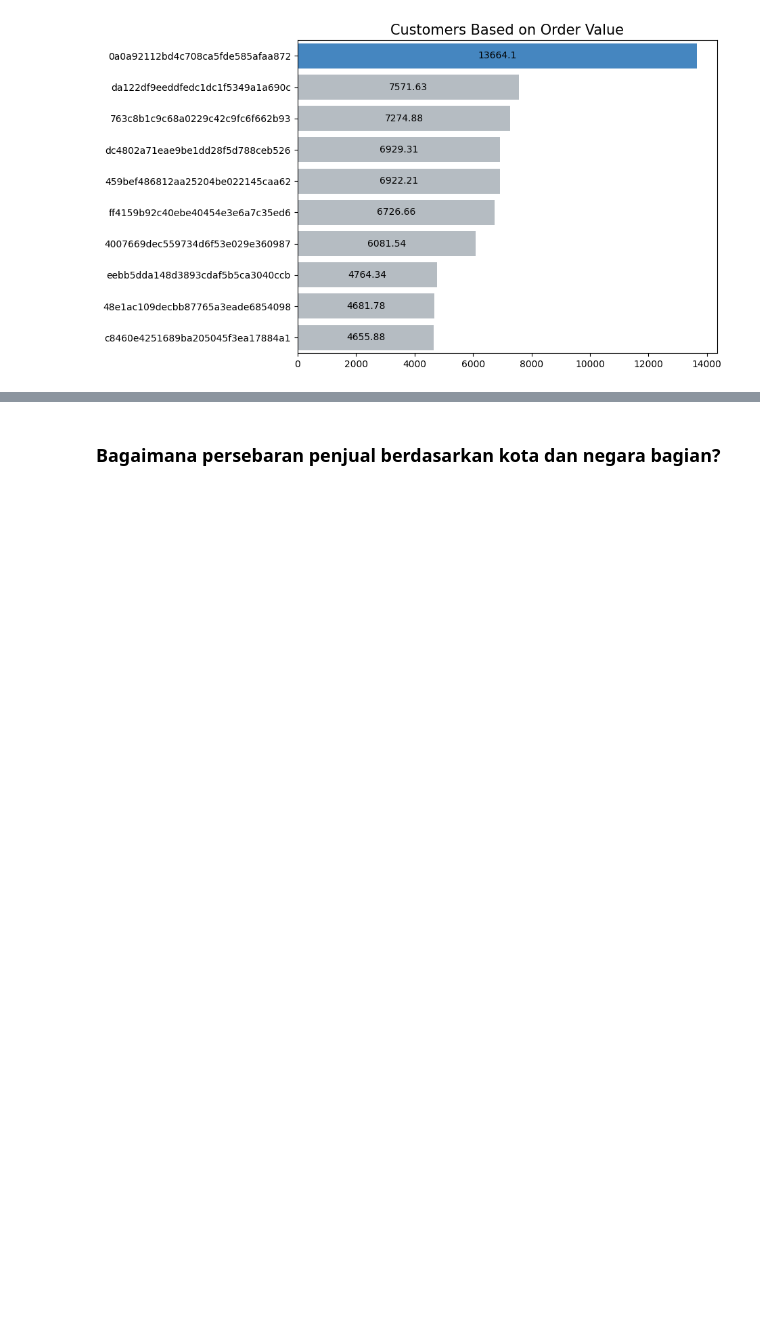
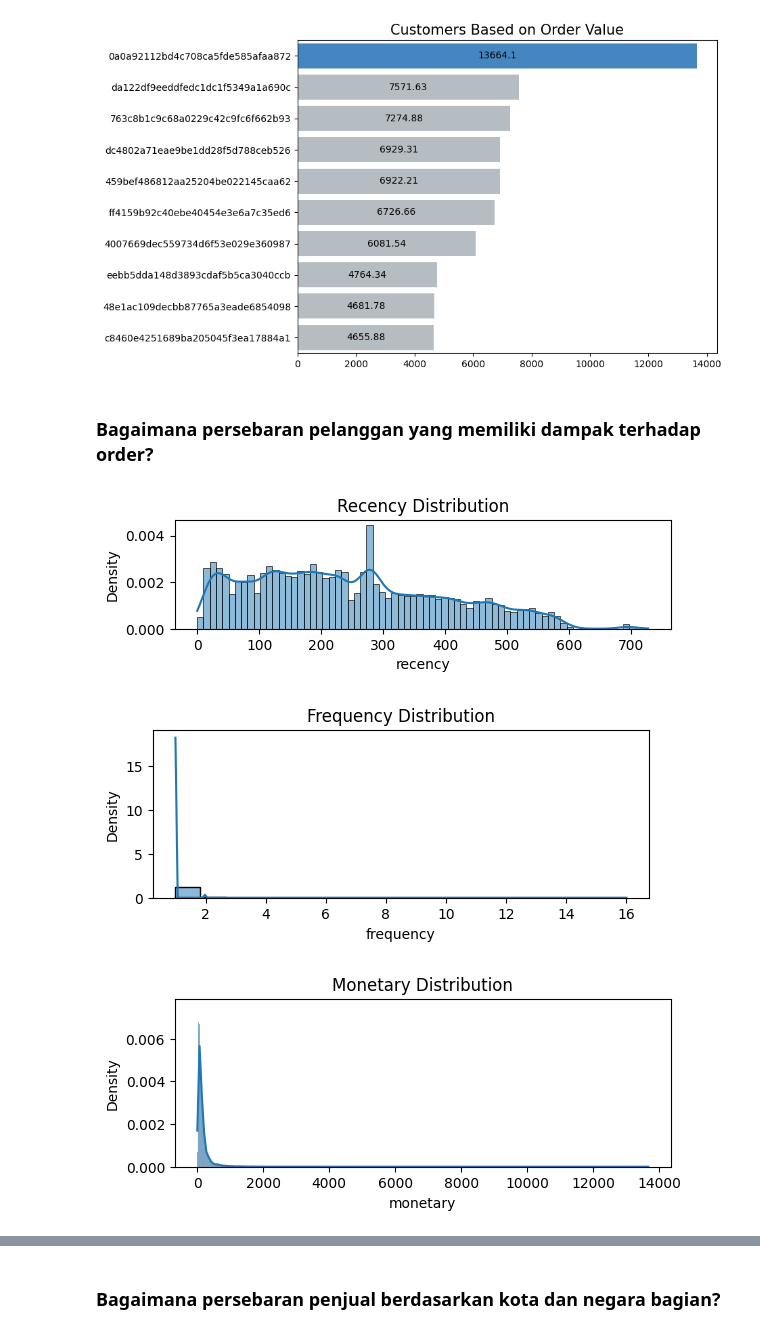
Before and after one commit to YehezkielSaragih/E-Commerce-Analysis, a Jupyter notebook: notebook.ipynb, the cells around one changed output, grey strips where cells are left out. Drawn from its saved outputs; the diff is of its cells as text; code cells hidden in the pictures; blank space fills up the shorter version.

```diff
--- a/notebook.ipynb
+++ b/notebook.ipynb
@@ -774,0 +782,9 @@ The product who got the most review on order is the one with the unique ID "4228
+# %%
+# Make recency, frequency, and monetary dataframe
+rfm_df = all_df.groupby(by = "customer_unique_id").agg(
+    recency = ("order_purchase_timestamp", lambda x: (all_df["order_purchase_timestamp"].max() - x.max()).days),
+    frequency = ("order_id", "nunique"),
+    monetary = ("order_value", "sum")
+    ).reset_index()
+# Print dataframe
+rfm_df.head()
@@ -774,0 +798,10 @@ The product who got the most review on order is the one with the unique ID "4228
+# %%
+# Scoring into 3 rank
+# Lower recency is better (rank 3)
+rfm_df["recency_score"] = pd.qcut(rfm_df["recency"], 3, labels = range(3, 0, -1))
+# Higher frequency is better (rank 3)
+rfm_df["frequency_score"] = pd.qcut(rfm_df["frequency"].rank(method='first'), 3, labels = range(1, 4))
+# Higher monetary is better (rank 3)
+rfm_df["monetary_score"] = pd.qcut(rfm_df["monetary"], 3, labels = range(1, 4))
+# Print dataframe
+rfm_df.head()
@@ -774,0 +815,5 @@ The product who got the most review on order is the one with the unique ID "4228
+# %%
+# RFM Score (Recency score x Recency weight) + (Frequency score x Frequency weight) + (Monetary score x Monetary weight).
+rfm_df["rfm_score"] = rfm_df["recency_score"].astype(int) + rfm_df["frequency_score"].astype(int) + rfm_df["monetary_score"].astype(int)
+# Print dataframe
+rfm_df.head()
@@ -838,3 +905,27 @@ for i in range(0, len(ax.containers)):
 plt.show()
 # %% [output]
 [figure]
+# %% [markdown]
+### Bagaimana persebaran pelanggan yang memiliki dampak terhadap order?
+# %%
+# Recency
+plt.subplot(3, 1, 1)
+sns.histplot(rfm_df["recency"], kde=True, stat="density")
+plt.title("Recency Distribution")
+plt.show()
+
+# Frequency
+plt.subplot(2, 1, 1)
+sns.histplot(rfm_df["frequency"], kde=True, stat="density")
+plt.title("Frequency Distribution")
+plt.show()
+
+# Monetary
+plt.subplot(2, 1, 1)
+sns.histplot(rfm_df["monetary"], kde=True, stat="density")
+plt.title("Monetary Distribution")
+plt.show()
+# %% [output]
+[figure, added]
+[figure, added]
+[figure, added]
```
Also changed, not shown: parts of 11 cells of this notebook, 1 other file.
